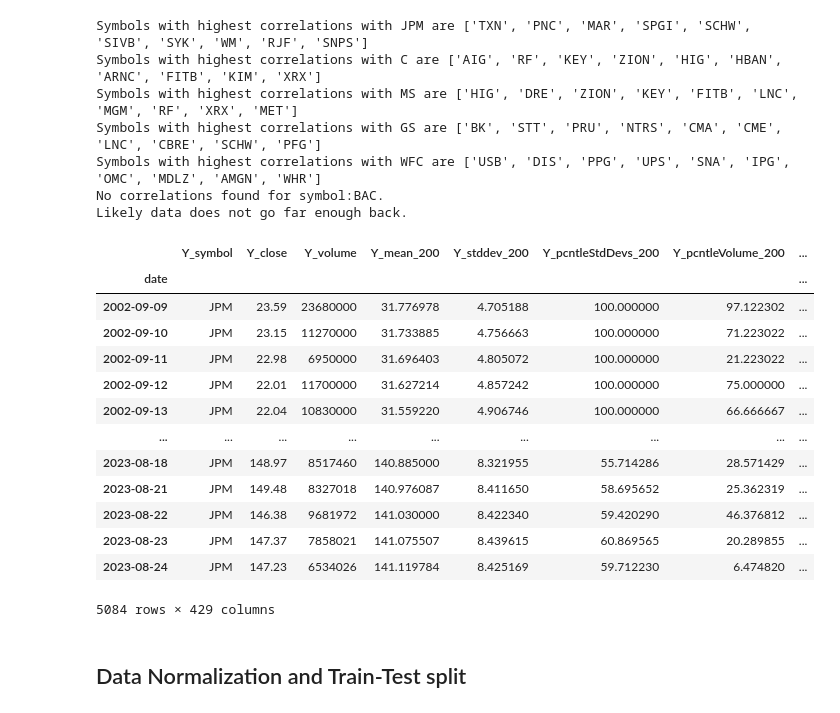
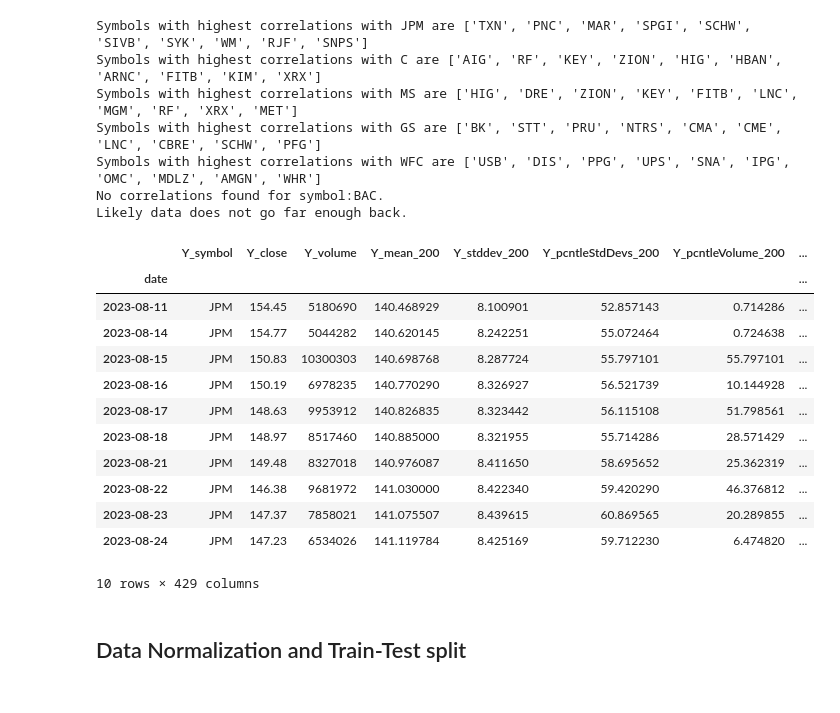
Before and after one commit to psharma1544/JupyterNotebooks, a Jupyter notebook: LLMs/PredictiveModeling_Pytorch.ipynb, the cells around one changed output. Cells and saved outputs as stored; diff of their text form; code cells hidden in the pictures.

```diff
--- a/LLMs/PredictiveModeling_Pytorch.ipynb
+++ b/LLMs/PredictiveModeling_Pytorch.ipynb
@@ -220,23 +220,22 @@ Likely data does not go far enough back.
 # %%
 dfrm_single_symbol_training_data = dfrm_list_full_matrix_data[0]
 # Avoid null values
 dfrm_single_symbol_training_data = dfrm_single_symbol_training_data[~dfrm_single_symbol_training_data.isnull().any(axis=1)]
-dfrm_single_symbol_training_data
+dfrm_single_symbol_training_data.tail(10)
 # %% [output]
 |  | Y_symbol | Y_close | Y_volume | Y_mean_200 | Y_stddev_200 | Y_pcntleStdDevs_200 | Y_pcntleVolume_200 | ... |
 | date |  |  |  |  |  |  |  | ... |
-| 2002-09-09 | JPM | 23.59 | 23680000 | 31.776978 | 4.705188 | 100.000000 | 97.122302 | ... |
-| 2002-09-10 | JPM | 23.15 | 11270000 | 31.733885 | 4.756663 | 100.000000 | 71.223022 | ... |
-| 2002-09-11 | JPM | 22.98 | 6950000 | 31.696403 | 4.805072 | 100.000000 | 21.223022 | ... |
-| 2002-09-12 | JPM | 22.01 | 11700000 | 31.627214 | 4.857242 | 100.000000 | 75.000000 | ... |
-| 2002-09-13 | JPM | 22.04 | 10830000 | 31.559220 | 4.906746 | 100.000000 | 66.666667 | ... |
-| ... | ... | ... | ... | ... | ... | ... | ... | ... |
+| 2023-08-11 | JPM | 154.45 | 5180690 | 140.468929 | 8.100901 | 52.857143 | 0.714286 | ... |
+| 2023-08-14 | JPM | 154.77 | 5044282 | 140.620145 | 8.242251 | 55.072464 | 0.724638 | ... |
+| 2023-08-15 | JPM | 150.83 | 10300303 | 140.698768 | 8.287724 | 55.797101 | 55.797101 | ... |
+| 2023-08-16 | JPM | 150.19 | 6978235 | 140.770290 | 8.326927 | 56.521739 | 10.144928 | ... |
+| 2023-08-17 | JPM | 148.63 | 9953912 | 140.826835 | 8.323442 | 56.115108 | 51.798561 | ... |
 | 2023-08-18 | JPM | 148.97 | 8517460 | 140.885000 | 8.321955 | 55.714286 | 28.571429 | ... |
 | 2023-08-21 | JPM | 149.48 | 8327018 | 140.976087 | 8.411650 | 58.695652 | 25.362319 | ... |
 | 2023-08-22 | JPM | 146.38 | 9681972 | 141.030000 | 8.422340 | 59.420290 | 46.376812 | ... |
 | 2023-08-23 | JPM | 147.37 | 7858021 | 141.075507 | 8.439615 | 60.869565 | 20.289855 | ... |
 | 2023-08-24 | JPM | 147.23 | 6534026 | 141.119784 | 8.425169 | 59.712230 | 6.474820 | ... |
-5084 rows × 429 columns
+10 rows × 429 columns
 # %% [markdown]
 ## Data Normalization and Train-Test split
 # %%
```
Also changed, not shown: parts of 17 cells of this notebook.
